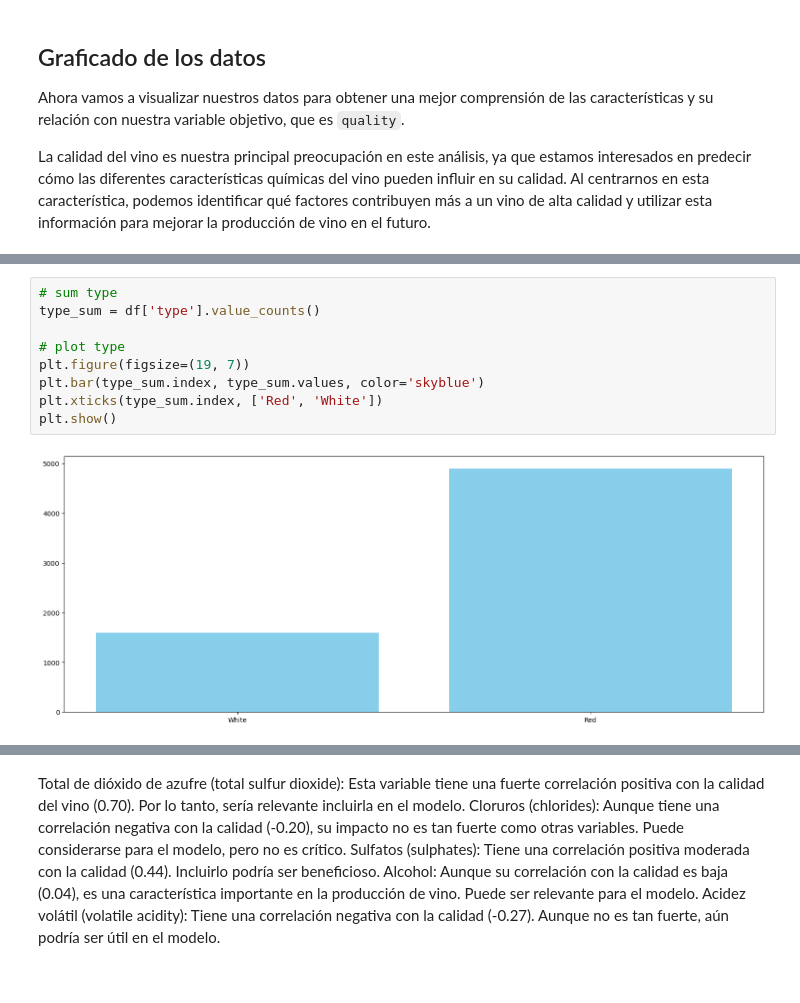
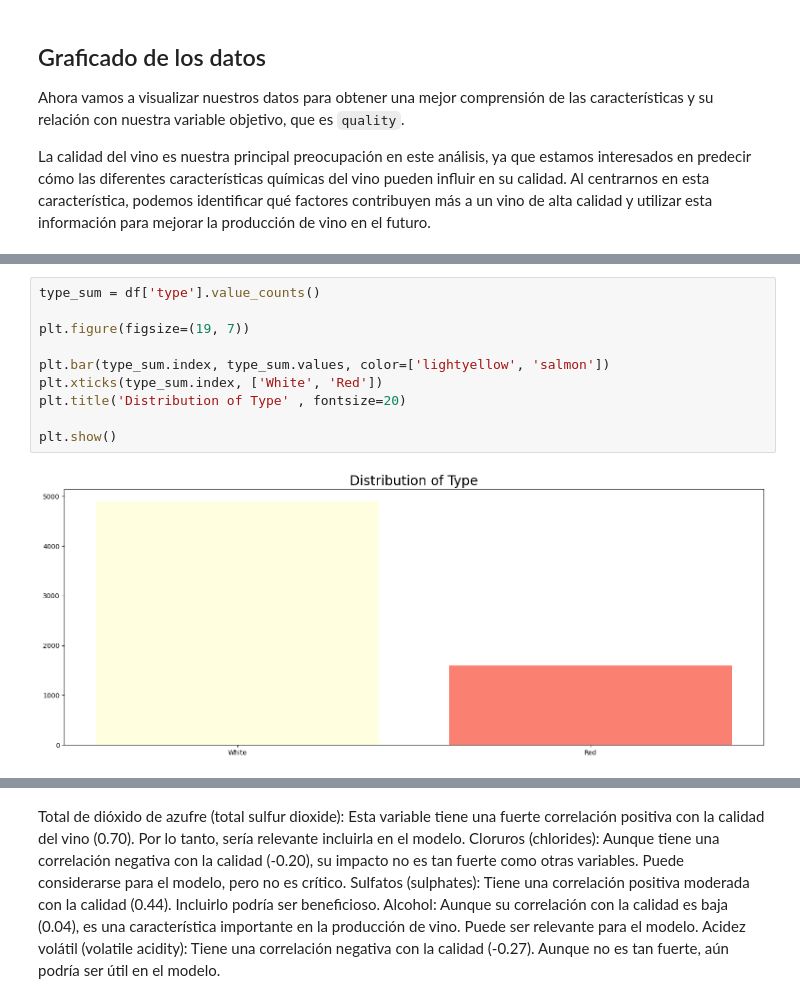
Before and after one commit to pdro-ruiz/Data-Science-Projects, a Jupyter notebook: Machine Learning Projects/Wine Quality Prediction/wine_quality.ipynb, the cells around one changed output, grey strips where cells are left out. Drawn from its saved outputs; the diff is of its cells as text.

```diff
--- a/Machine Learning Projects/Wine Quality Prediction/wine_quality.ipynb
+++ b/Machine Learning Projects/Wine Quality Prediction/wine_quality.ipynb
@@ -223,11 +222,12 @@ plt.show()
 # %%
-# sum type
 type_sum = df['type'].value_counts()
 
-# plot type
 plt.figure(figsize=(19, 7))
-plt.bar(type_sum.index, type_sum.values, color='skyblue')
-plt.xticks(type_sum.index, ['Red', 'White'])
+
+plt.bar(type_sum.index, type_sum.values, color=['lightyellow', 'salmon'])
+plt.xticks(type_sum.index, ['White', 'Red'])
+plt.title('Distribution of Type' , fontsize=20)
+
 plt.show()
 # %% [output]
-[figure, old version]
+[figure, new version]
```
Also changed, not shown: parts of 15 cells of this notebook.
